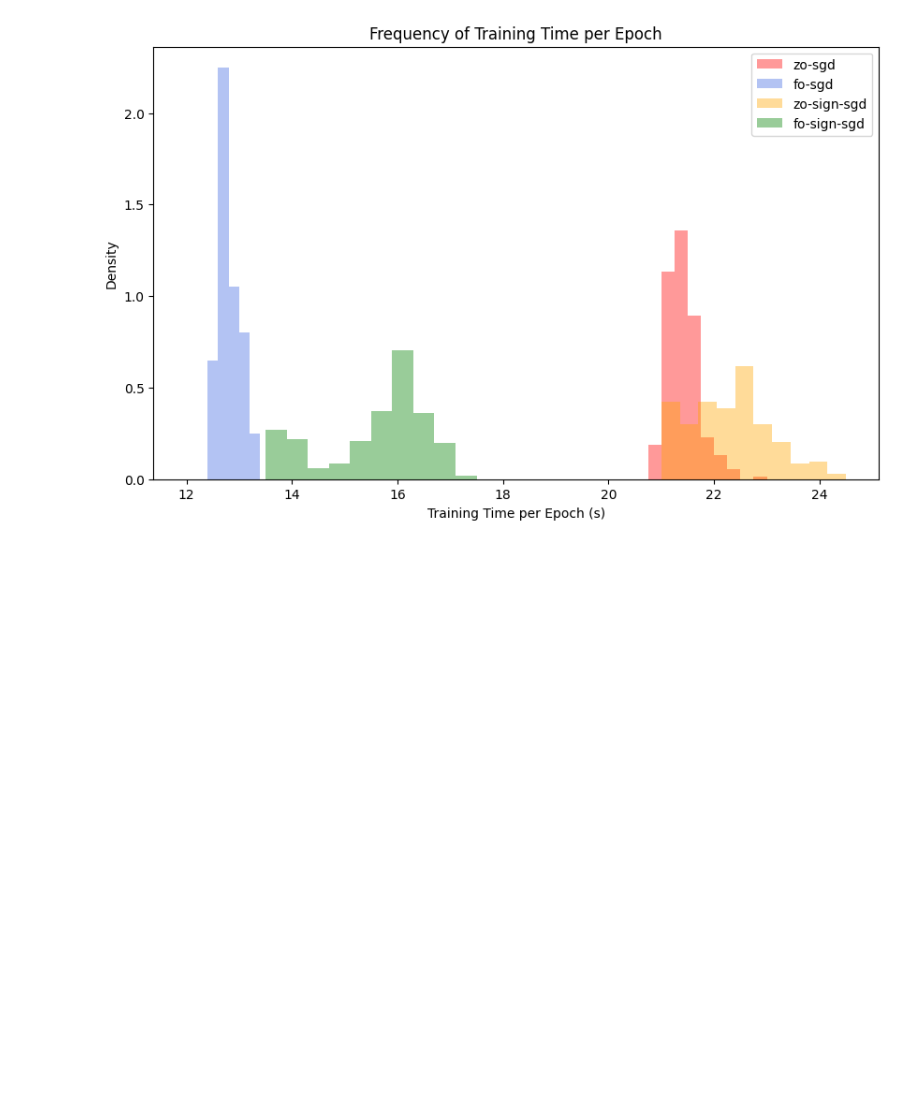
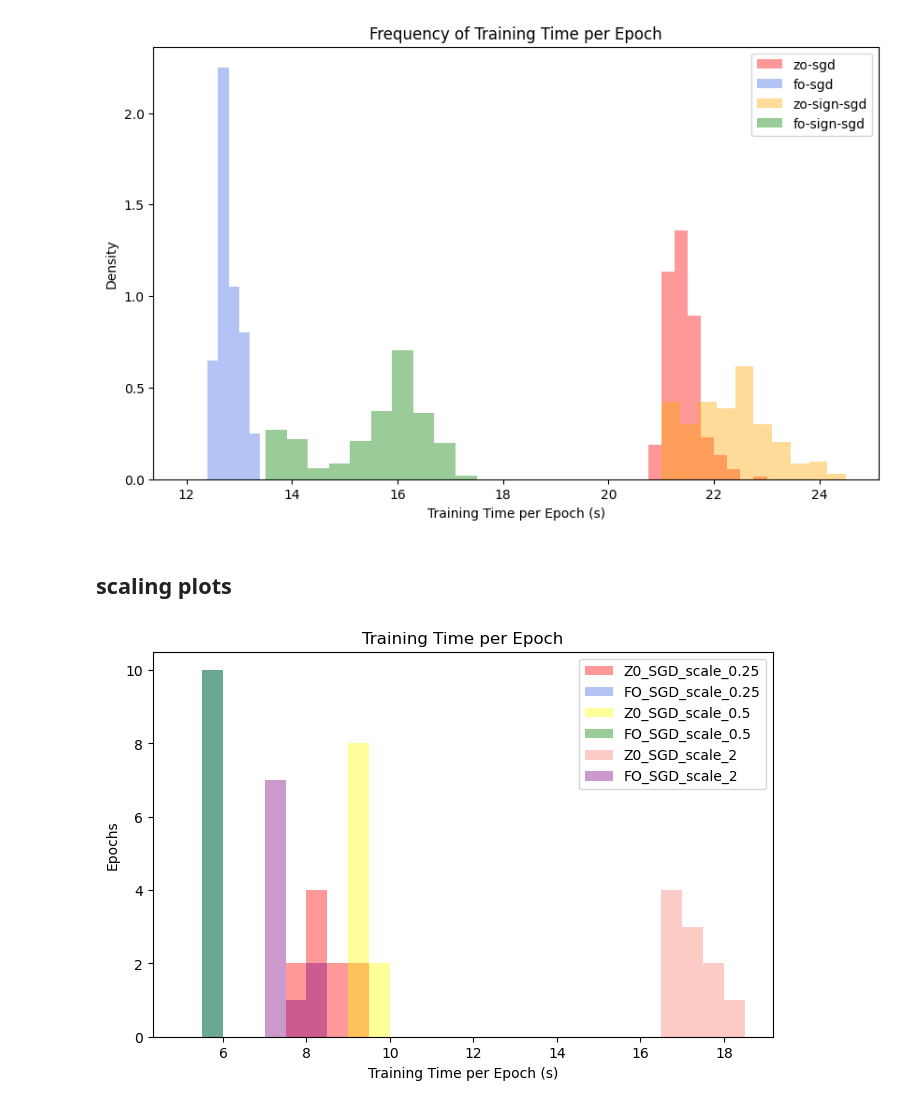
Before and after one commit to Ivonne320/ZO-SGD_vs_FO-SGD, a Jupyter notebook: data_analysis.ipynb, the cells around one changed output. Saved outputs shown, nothing was run; the diff lists cells and outputs as text; code cells hidden in the pictures; blank space fills up the shorter version.

Commit message:
all plots in data anaylsis notebook merge

```diff
--- a/data_analysis.ipynb
+++ b/data_analysis.ipynb
@@ -321,3 +321,43 @@ plt.legend()
 plt.show()
 # %% [output]
 [figure]
+# %% [markdown]
+## scaling plots
+# %%
+def visualize_accuracy(names, metrics, title, save):
+
+    plt.figure(figsize = (8,5))
+    for idx, metric in enumerate(metrics):
+        for jdx, m in enumerate(metric):
+            if (m == "train_acc"):
+                plt.plot(range(len(metric[m])), metric[m], label = names[idx])
+
+    plt.title(title)
+    plt.xticks(np.arange(0, len(metrics[0]["train_acc"]), 2),
+               np.arange(0, len(metric["train_acc"]), 2))
+    plt.ylabel("Accuracy")
+    plt.xlabel("N Epochs")
+    plt.ylim(0.9, 1)
+    plt.legend()
+    plt.savefig(f"{save}.png")
+    plt.show()
+
+def visualize_time(names, metrics):
+    plt.figure(figsize = (8, 5))
+    colors = ["red", "royalblue", "yellow", "green", "salmon", "purple", "peru", "teal"]
+    for idx, metric in enumerate(metrics):
+        plt.hist(metric["time"],bins=np.arange(5, 19, 0.5),
+                 alpha=0.4, label=names[idx], color=colors[idx],density=False)
+    plt.xlabel('Training Time per Epoch (s)')
+    plt.ylabel('Epochs')
+    plt.title('Training Time per Epoch')
+    plt.legend()
+    plt.savefig("times_scales.png")
+    plt.show()
+# %%
+name_list = ['Z0_SGD_scale_0.25', 'FO_SGD_scale_0.25', 'Z0_SGD_scale_0.5',
+             'FO_SGD_scale_0.5', 'Z0_SGD_scale_2','FO_SGD_scale_2']
+metric_list = [pd.read_csv(f"conv_scale_hybrid/results/{file}.csv") for file in name_list]
+visualize_time(name_list, metric_list)
+# %% [output]
+[figure, added]
```
Also changed, not shown: parts of 2 cells of this notebook, 2 other files.
